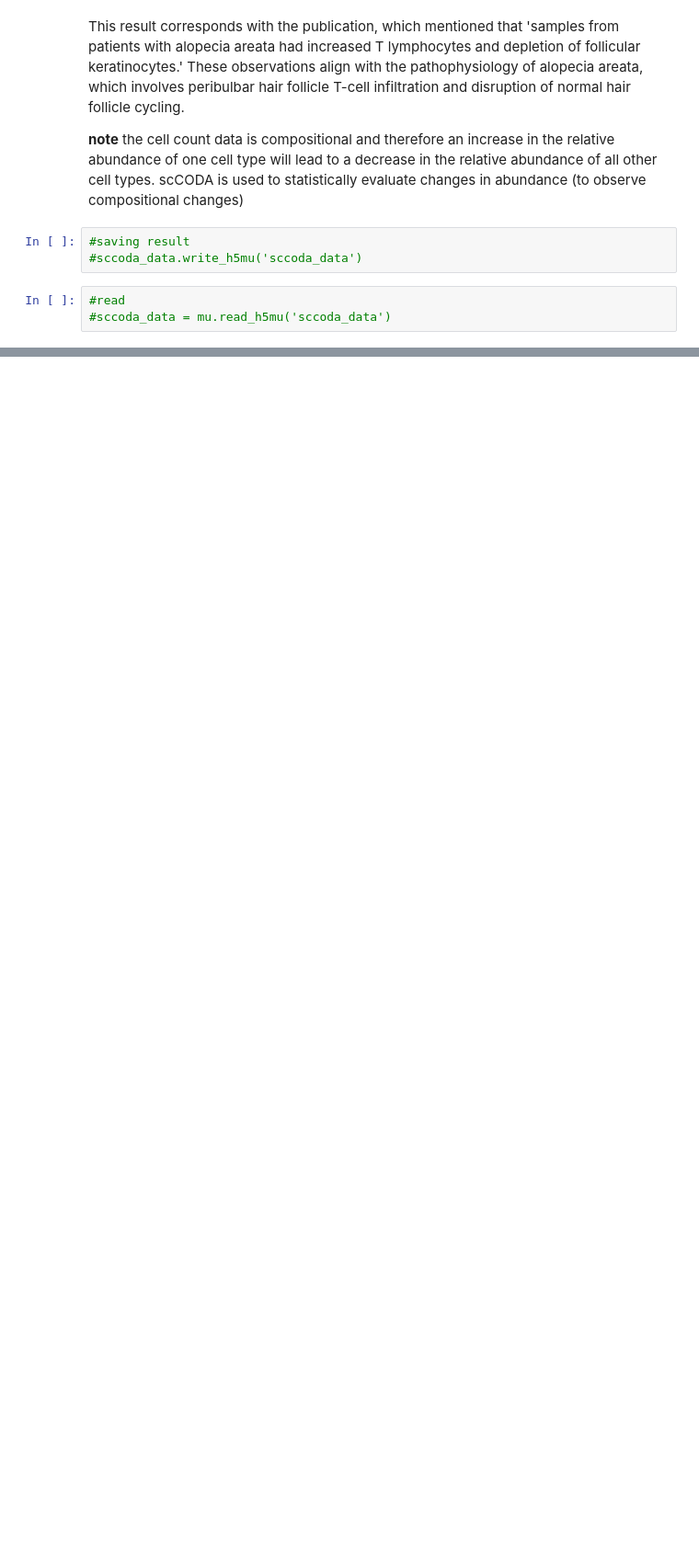
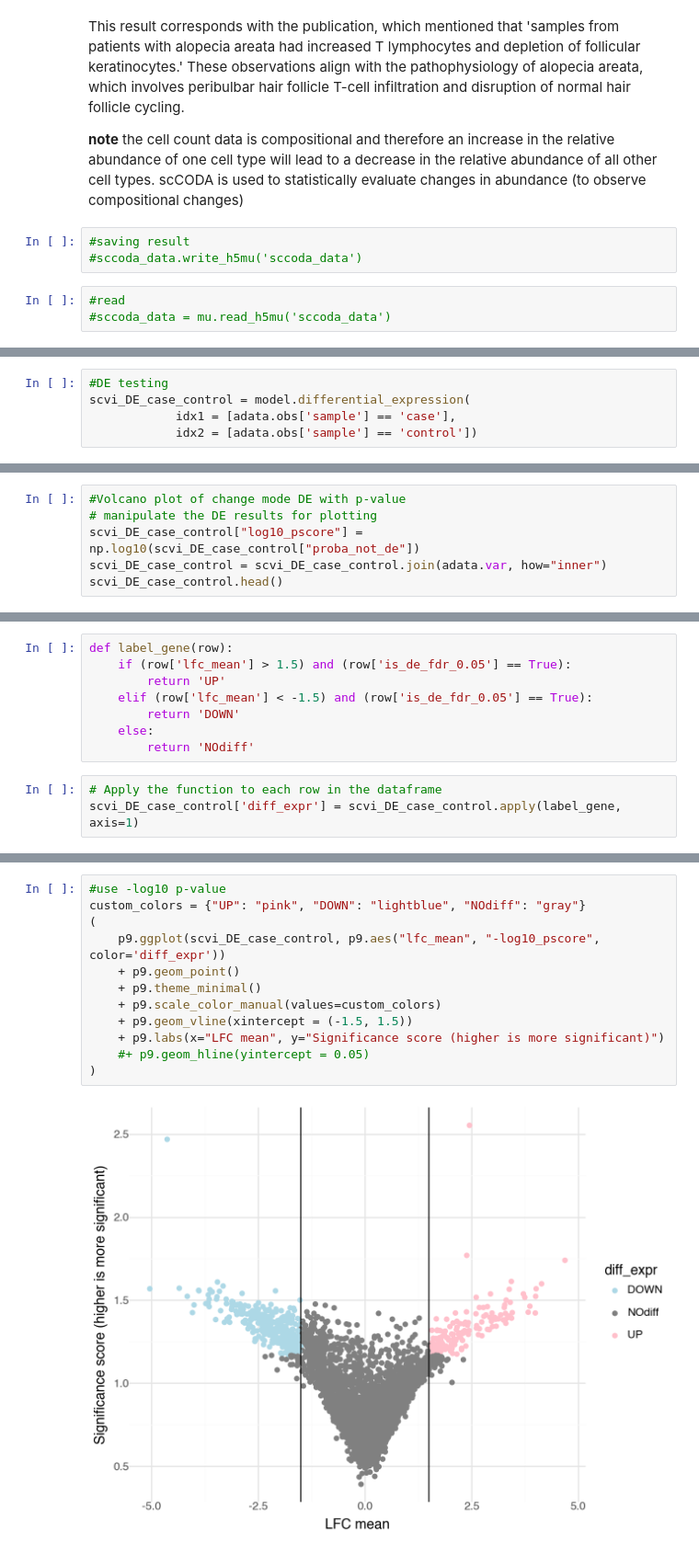
Before and after one commit to chira-ploy/singlecells-DataPlayground, a Jupyter notebook: alopecia_areata/alopecia_areata_analysis.ipynb, the cells around one changed output, grey strips where cells are left out. Shown at 92% size. Saved outputs shown, nothing was run; the diff lists cells and outputs as text; blank space fills up the shorter version.

```diff
--- a/alopecia_areata/alopecia_areata_analysis.ipynb
+++ b/alopecia_areata/alopecia_areata_analysis.ipynb
@@ -719,0 +855,5 @@ scCODA is used to statistically evaluate changes in abundance (to observe compos
+# %%
+#DE testing
+scvi_DE_case_control = model.differential_expression(
+            idx1 = [adata.obs['sample'] == 'case'],
+            idx2 = [adata.obs['sample'] == 'control'])
@@ -719,0 +876,6 @@ scCODA is used to statistically evaluate changes in abundance (to observe compos
+# %%
+#Volcano plot of change mode DE with p-value
+# manipulate the DE results for plotting
+scvi_DE_case_control["log10_pscore"] = np.log10(scvi_DE_case_control["proba_not_de"])
+scvi_DE_case_control = scvi_DE_case_control.join(adata.var, how="inner")
+scvi_DE_case_control.head()
@@ -719,0 +890,11 @@ scCODA is used to statistically evaluate changes in abundance (to observe compos
+# %%
+def label_gene(row):
+    if (row['lfc_mean'] > 1.5) and (row['is_de_fdr_0.05'] == True):
+        return 'UP'
+    elif (row['lfc_mean'] < -1.5) and (row['is_de_fdr_0.05'] == True):
+        return 'DOWN'
+    else:
+        return 'NOdiff'
+# %%
+# Apply the function to each row in the dataframe
+scvi_DE_case_control['diff_expr'] = scvi_DE_case_control.apply(label_gene, axis=1)
@@ -719,0 +920,14 @@ scCODA is used to statistically evaluate changes in abundance (to observe compos
+# %%
+#use -log10 p-value
+custom_colors = {"UP": "pink", "DOWN": "lightblue", "NOdiff": "gray"}
+(
+    p9.ggplot(scvi_DE_case_control, p9.aes("lfc_mean", "-log10_pscore", color='diff_expr'))
+    + p9.geom_point()
+    + p9.theme_minimal()
+    + p9.scale_color_manual(values=custom_colors)
+    + p9.geom_vline(xintercept = (-1.5, 1.5))
+    + p9.labs(x="LFC mean", y="Significance score (higher is more significant)")
+    #+ p9.geom_hline(yintercept = 0.05)
+)
+# %% [output]
+[figure, added]
```
Also changed, not shown: parts of 30 cells of this notebook.
